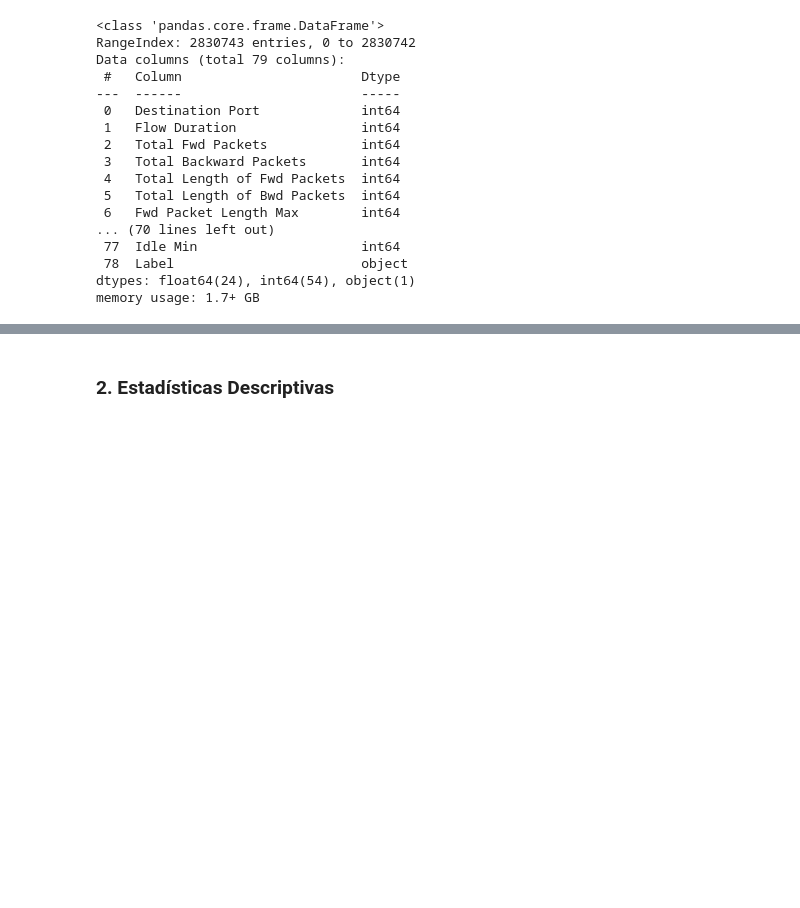
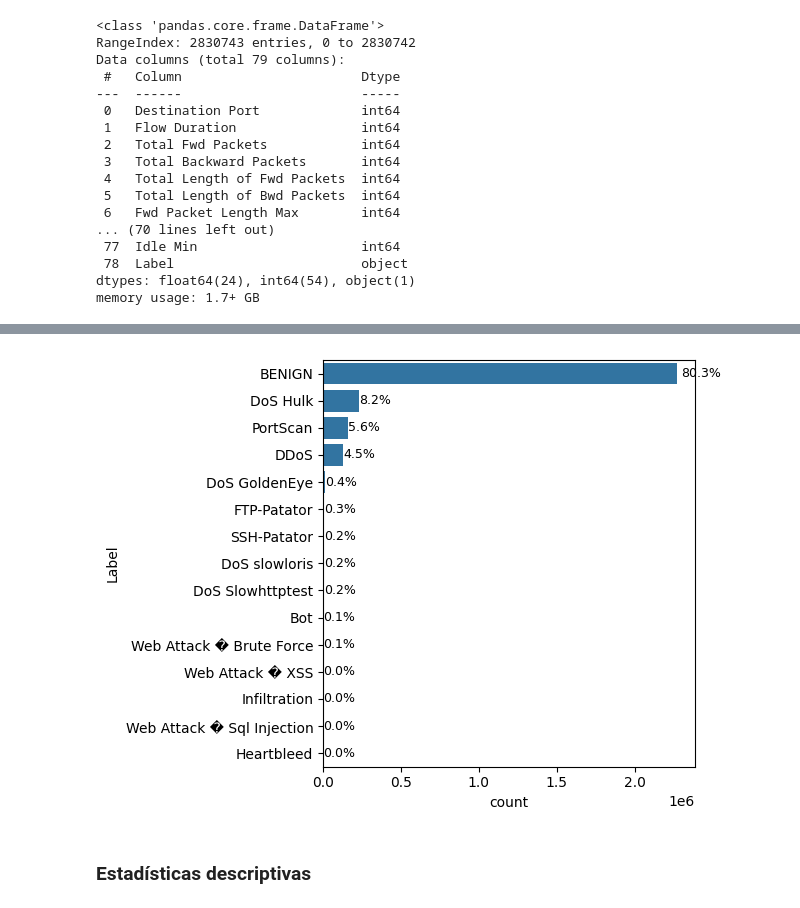
Before and after one commit to jotaeleb/tif-ciencias-de-datos, a Jupyter notebook: notebooks/proyecto.ipynb, the cells around one changed output, grey strips where cells are left out. Saved outputs shown, nothing was run; the diff lists cells and outputs as text; code cells hidden in the pictures; blank space fills up the shorter version.

```diff
--- a/notebooks/proyecto.ipynb
+++ b/notebooks/proyecto.ipynb
@@ -124,2 +173,19 @@ dtype: int64
+# %%
+# Calcular conteos y porcentajes
+counts = df['Label'].value_counts()
+percentages = df['Label'].value_counts(normalize=True) * 100
+
+# Gráfico horizontal ordenado (mayor a menor)
+ax = sns.countplot(y='Label', data=df, order=counts.index)
+
+# Añadir porcentaje al final de cada barra
+for i, (label, count, pct) in enumerate(zip(counts.index, counts.values, percentages.values)):
+    ax.text(count + (count * 0.01), i, f'{pct:.1f}%',
+            va='center', ha='left', fontsize=9)
+
+plt.tight_layout()
+plt.show()
+# %% [output]
+[figure, added]
 # %% [markdown]
-### 2. Estadísticas Descriptivas
+### Estadísticas descriptivas
```
Also changed, not shown: parts of 25 cells of this notebook.
